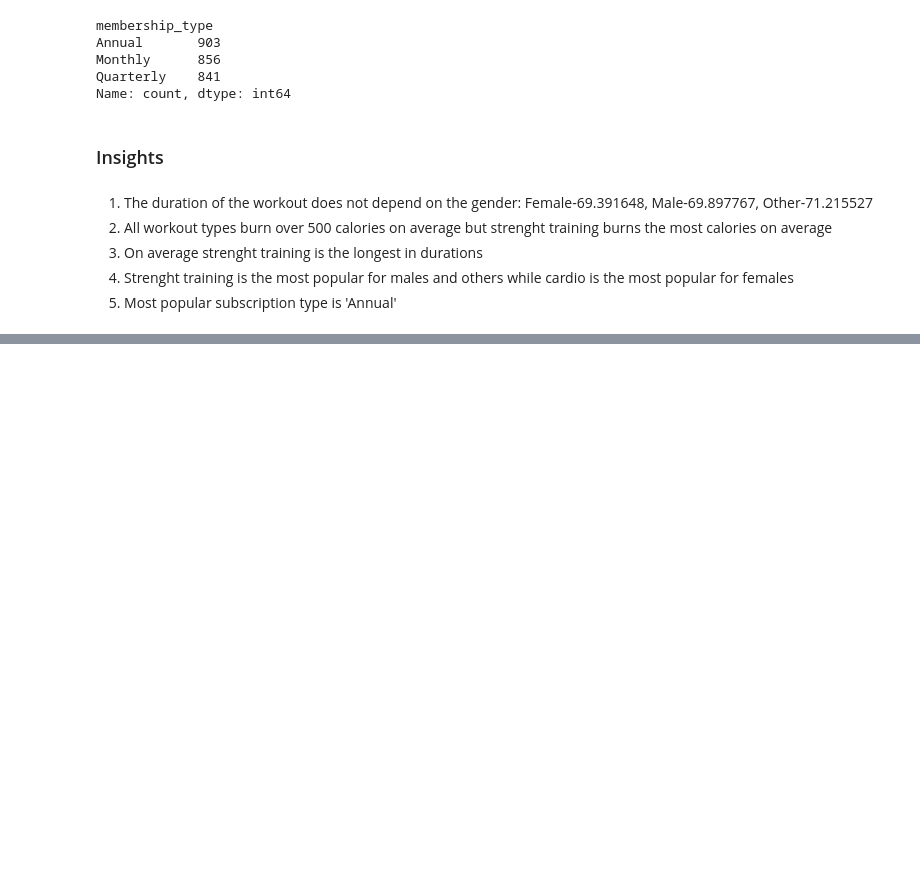
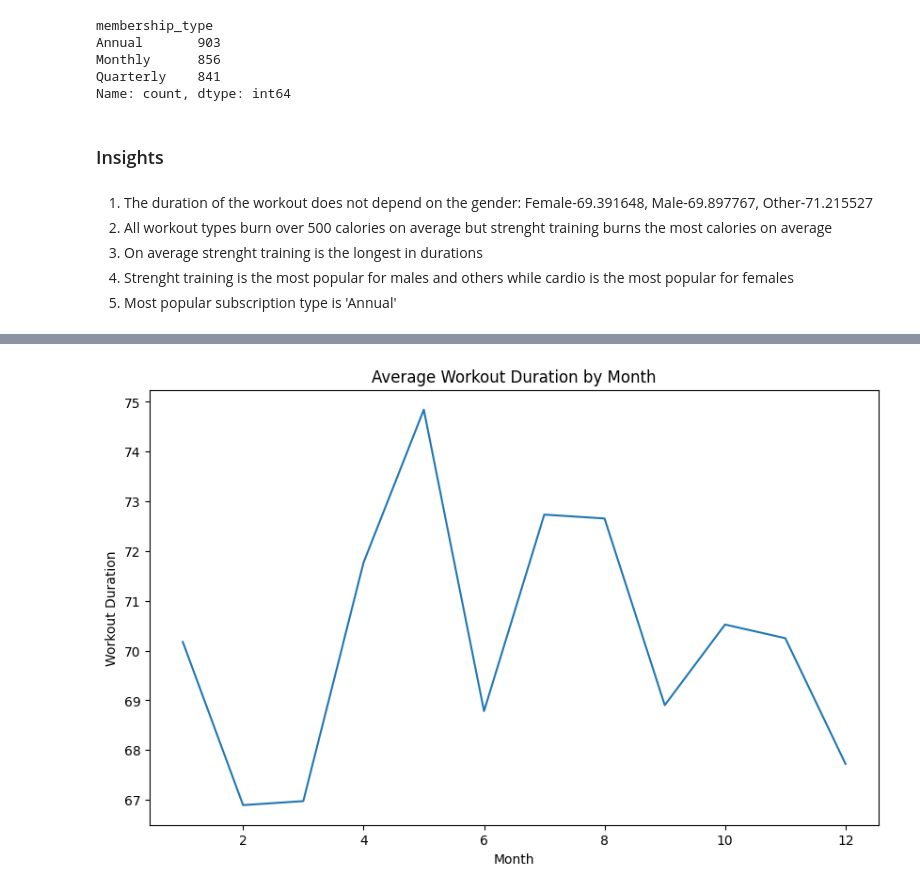
Before and after one commit to bolicnikola/Applied-Machine-Learning-And-AI, a Jupyter notebook: D0.ipynb, the cells around one changed output, grey strips where cells are left out. Saved outputs shown, nothing was run; the diff lists cells and outputs as text; code cells hidden in the pictures; blank space fills up the shorter version.

```diff
--- a/D0.ipynb
+++ b/D0.ipynb
@@ -214,0 +341,2 @@ Name: count, dtype: int64
+# %%
+df_workout_duration_by_month = df.groupby(['Month'])['workout_duration_minutes'].mean().reset_index()
@@ -214,0 +368,12 @@ Name: count, dtype: int64
+# %%
+x = df_workout_duration_by_month['Month']
+y = df_workout_duration_by_month['workout_duration_minutes']
+
+fig, ax = plt.subplots(figsize = (10,6))
+ax.plot(x, y)
+ax.set_title('Average Workout Duration by Month')
+ax.set_xlabel('Month')
+ax.set_ylabel('Workout Duration')
+plt.show()
+# %% [output]
+[figure, added]
```
Also changed, not shown: parts of 41 cells of this notebook, 3 other files.
